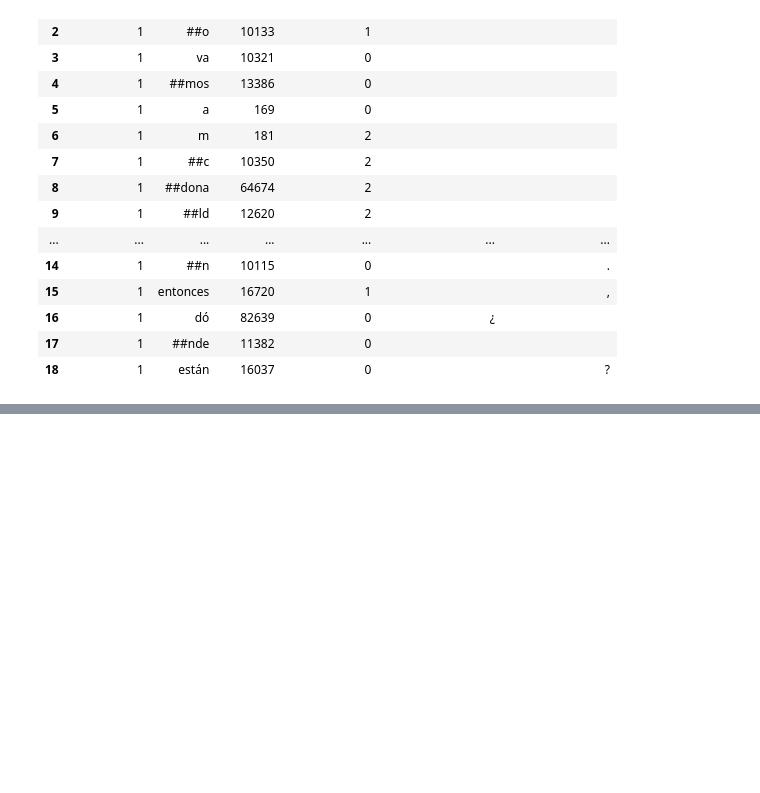
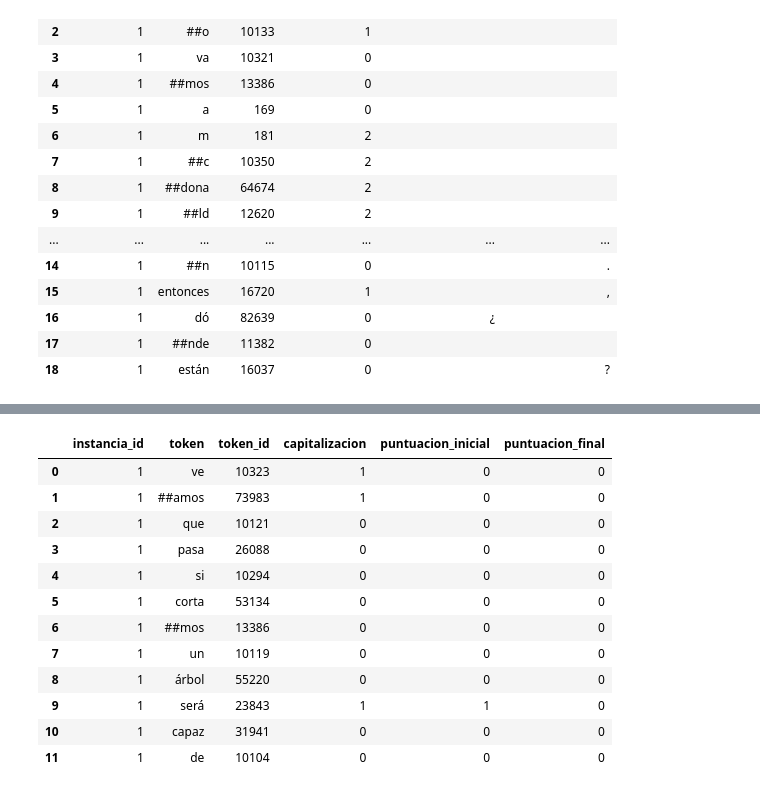
Before and after one commit to LeoBrasileo/Aprendizaje-Automatico-TP2, a Jupyter notebook: py/TP2_main.ipynb, the cells around one changed output, grey strips where cells are left out. Cells and saved outputs as stored; diff of their text form; code cells hidden in the pictures; blank space fills up the shorter version.

```diff
--- a/py/TP2_main.ipynb
+++ b/py/TP2_main.ipynb
@@ -128,0 +155,24 @@ pd.DataFrame.from_dict(clasificacion).head(26)
+# %%
+tokens_test_limpieza = tokenizer.tokenize(limpiar_string(test_limpieza))
+
+puntuacion_tokens = asignar_puntuacion_a_tokens(instancia_original=test_limpieza,
+                                                instancia_id=1,
+                                                instancia_tokens=tokens_test_limpieza)
+
+tokens_etiquetados = asignar_etiquetas_puntuacion(puntuacion_tokens)
+
+pd.DataFrame.from_dict(tokens_etiquetados).head(12)
+# %% [output]
+|  | instancia_id | token | token_id | capitalizacion | puntuacion_inicial | puntuacion_final |
+| 0 | 1 | ve | 10323 | 1 | 0 | 0 |
+| 1 | 1 | ##amos | 73983 | 1 | 0 | 0 |
+| 2 | 1 | que | 10121 | 0 | 0 | 0 |
+| 3 | 1 | pasa | 26088 | 0 | 0 | 0 |
+| 4 | 1 | si | 10294 | 0 | 0 | 0 |
+| 5 | 1 | corta | 53134 | 0 | 0 | 0 |
+| 6 | 1 | ##mos | 13386 | 0 | 0 | 0 |
+| 7 | 1 | un | 10119 | 0 | 0 | 0 |
+| 8 | 1 | árbol | 55220 | 0 | 0 | 0 |
+| 9 | 1 | será | 23843 | 1 | 1 | 0 |
+| 10 | 1 | capaz | 31941 | 0 | 0 | 0 |
+| 11 | 1 | de | 10104 | 0 | 0 | 0 |
```
Also changed, not shown: parts of 11 cells of this notebook, 2 other files.
